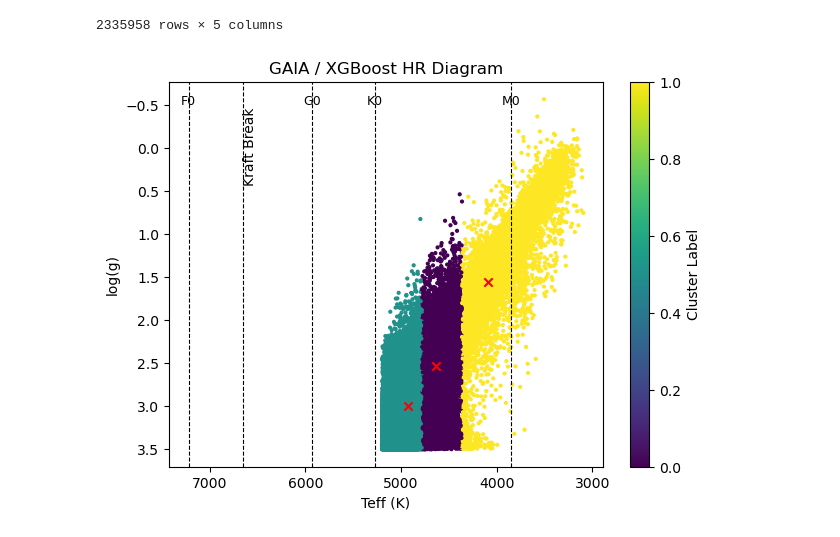
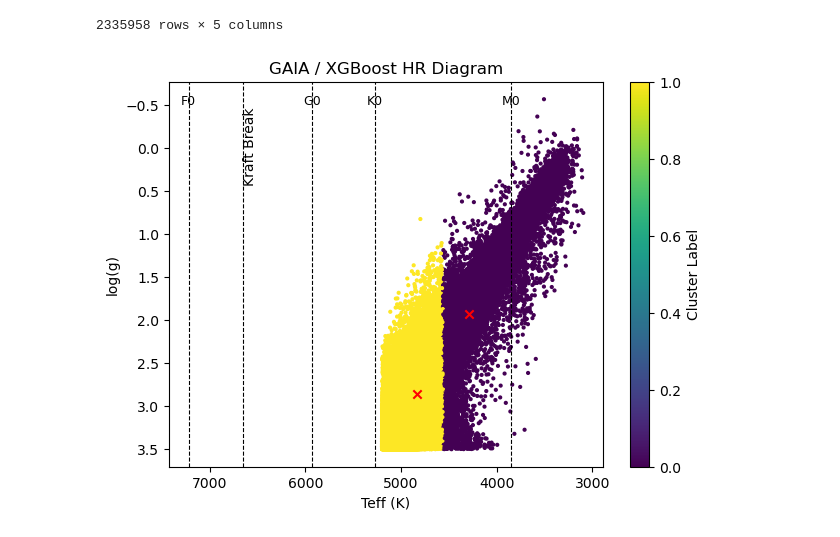
Before and after one commit to PK0207/geology_final_project, a Jupyter notebook: Gaia_sample.ipynb, the cells around one changed output. Cells and saved outputs as stored; diff of their text form; code cells hidden in the pictures.

```diff
--- a/Gaia_sample.ipynb
+++ b/Gaia_sample.ipynb
@@ -174,7 +174,7 @@ parallax = gaia['parallax']
 teff = gaia['teff_xgboost']
 abs_mag = apparent_mag * 5 * np.log10(1/parallax)
 gaia['abs_mag'] = abs_mag
-gaia['bp_rp'] = gaia['teff_xgboost'] - gaia['phot_rp_mean_mag']
+gaia['bp_rp'] = gaia['phot_bp_mean_mag'] - gaia['phot_rp_mean_mag']
 
 print(len(gaia))
 # %% [output]
@@ -338,7 +338,7 @@ fitcols = [
 ]
 X = gaia_df[fitcols]
 y=gaia_df['teff_xgboost']
-kmeans = KMeans(n_clusters=3, random_state=0, n_init="auto").fit(X)
+kmeans = KMeans(n_clusters=2, random_state=0, n_init="auto").fit(X)
 labels = kmeans.labels_
 centers = kmeans.cluster_centers_
 
@@ -346,32 +346,32 @@ centers = kmeans.cluster_centers_
 plt.figure(figsize=(7, 5))
 plt.scatter( X['teff_xgboost'].iloc[::5], X['logg_xgboost'].iloc[::5], c=labels[::5], s=4, cmap='viridis')
 plt.scatter(np.array(centers[:,0]), np.array(centers[:,1]), marker='x', c='r')
 plt.title("GAIA / XGBoost HR Diagram")
 plt.ylabel('log(g)')
 plt.xlabel('Teff (K)')
 plt.gca().invert_yaxis()      # Teff increases downward
 plt.gca().invert_xaxis()      # Optional, if x-axis is Teff
 
 spectral_types_break = ['F0', 'Kraft Break', 'G0', 'K0', 'M0']
 teff_values = [7220, 6650, 5930, 5270, 3850]
 spectral_types = ['F0', 'G0', 'K0', 'M0']
 logL_values = ['0.86', '0.13', '-0.34', '-1.16']
-bp_rp_values = ['0.377', '0.784', '0.983', '1.84']
+bp_rp_values = ['0.377' , '0.784', '0.983', '1.84']
 
 y_top = plt.ylim()[1]
 
 for teff, label in zip(teff_values, spectral_types_break):
     plt.axvline(teff, color='black', linestyle='--', linewidth=0.8)
 
     if label == 'Kraft Break':
         plt.text(teff, y_top + 1.2, label, rotation=90, verticalalignment='bottom',
                  horizontalalignment='left', fontsize=10, color='black')
     else:
         plt.text(teff, y_top + 0.3, label, rotation=0, verticalalignment='bottom',
                  horizontalalignment='center', fontsize=9, color='black')
 
 plt.colorbar(label='Cluster Label')
 plt.savefig('gaia_hrdiagram_cluster.png')
 plt.show()
 # %% [output]
-[figure, old version]
+[figure, new version]
```
Also changed, not shown: parts of 2 cells of this notebook, 4 other files.
